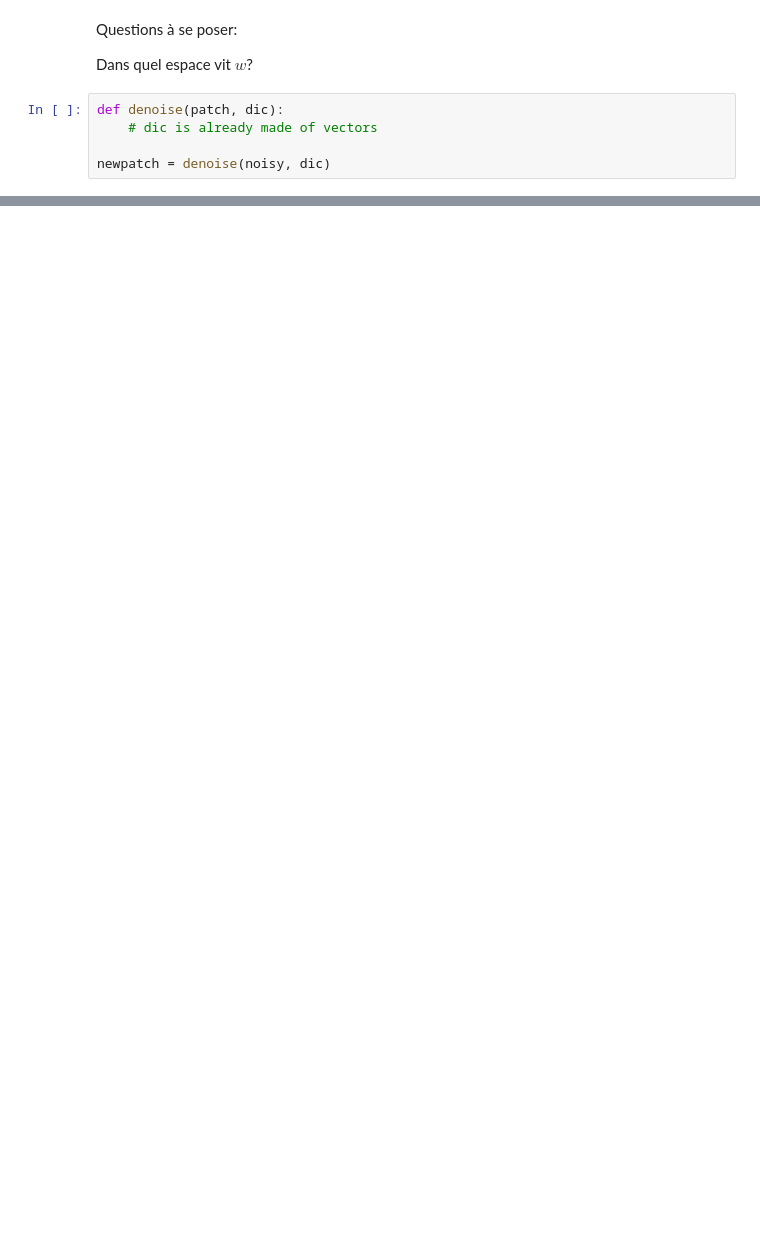
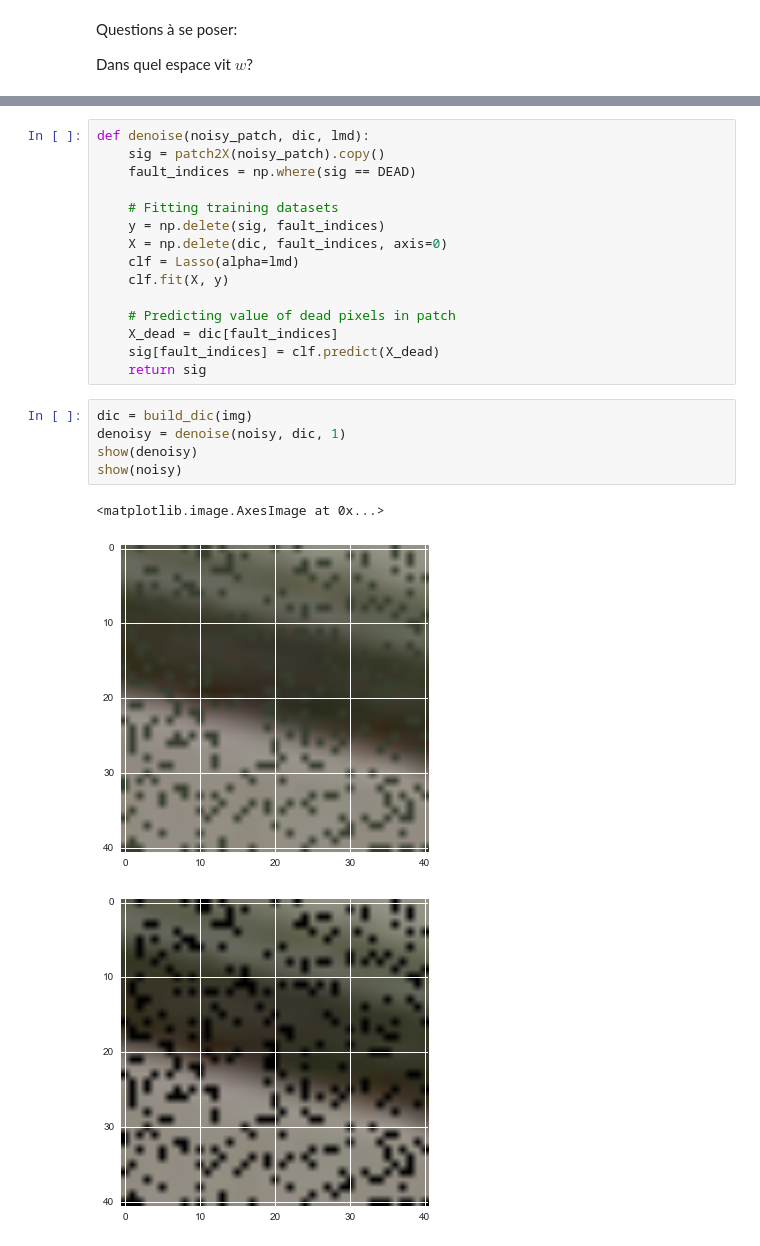
Before and after one commit to PierreBoyeau/regression_tp, a Jupyter notebook: tp1.ipynb, the cells around one changed output, grey strips where cells are left out. Drawn from its saved outputs; the diff is of its cells as text; blank space fills up the shorter version.

```diff
--- a/tp1.ipynb
+++ b/tp1.ipynb
@@ -579,8 +564,3 @@ print(np.shape(dic))
 Questions à se poser:
 
 Dans quel espace vit $w$?
-# %%
-def denoise(patch, dic):
-    # dic is already made of vectors
-
-newpatch = denoise(noisy, dic)
@@ -588,0 +567,24 @@ IndentationError: expected an indented block (<ipython-input-36-47aa6335fdc4>, l
+# %%
+def denoise(noisy_patch, dic, lmd):
+    sig = patch2X(noisy_patch).copy()
+    fault_indices = np.where(sig == DEAD)
+
+    # Fitting training datasets
+    y = np.delete(sig, fault_indices)
+    X = np.delete(dic, fault_indices, axis=0)
+    clf = Lasso(alpha=lmd)
+    clf.fit(X, y)
+
+    # Predicting value of dead pixels in patch
+    X_dead = dic[fault_indices]
+    sig[fault_indices] = clf.predict(X_dead)
+    return sig
+# %%
+dic = build_dic(img)
+denoisy = denoise(noisy, dic, 1)
+show(denoisy)
+show(noisy)
+# %% [output]
+<matplotlib.image.AxesImage at 0x...>
+[figure, added]
+[figure, added]
```
Also changed, not shown: parts of 21 cells of this notebook, 2 other files.
